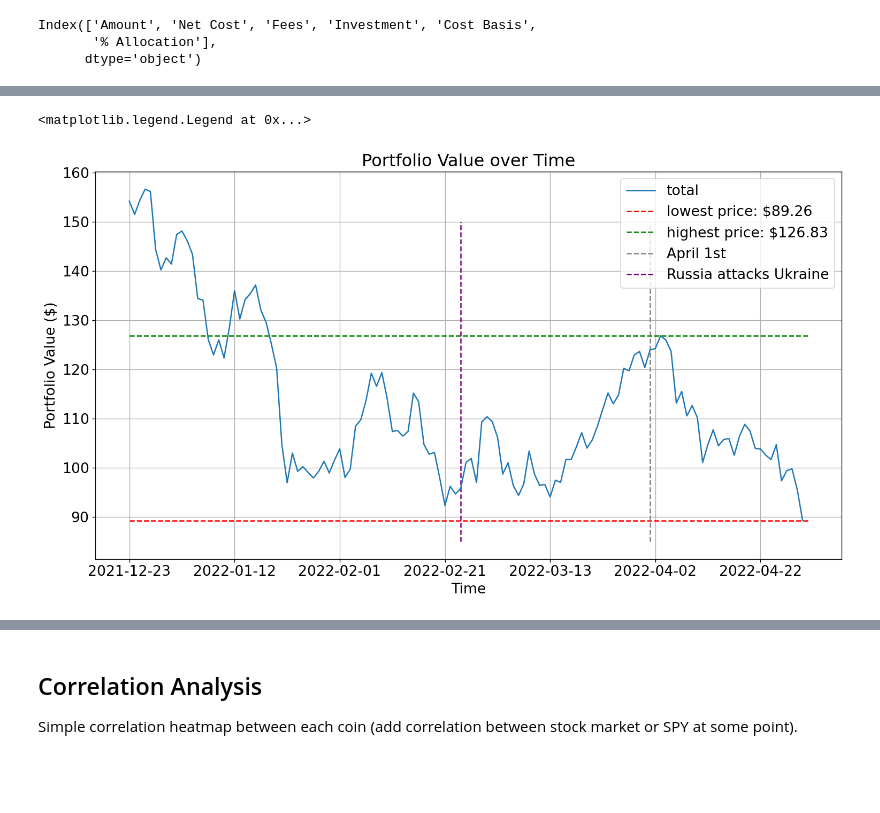
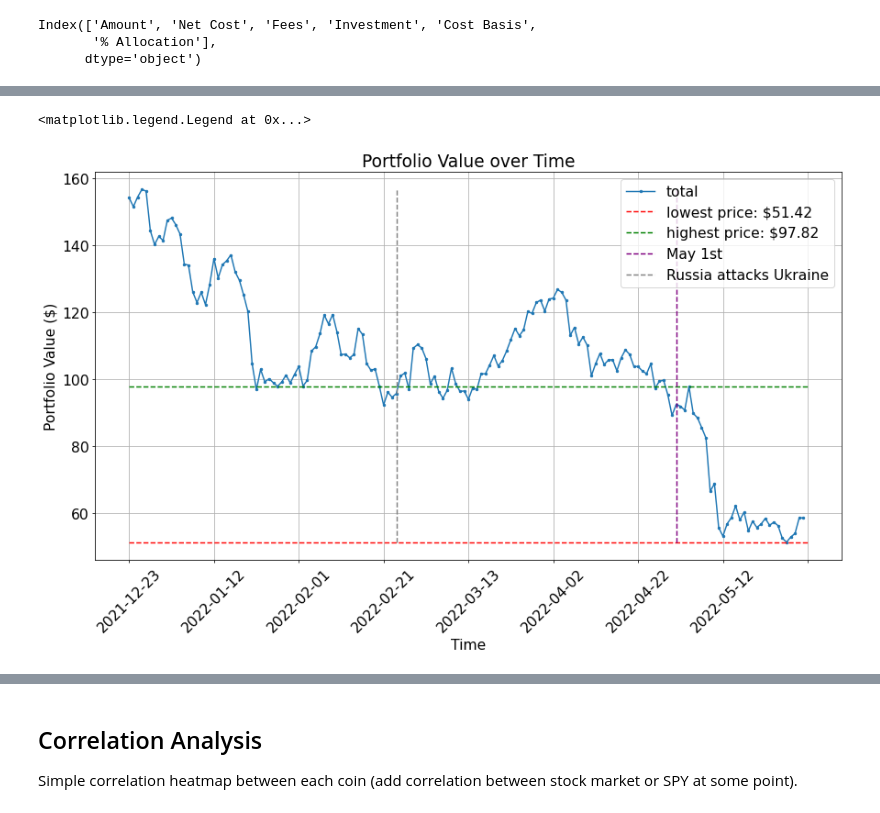
Before and after one commit to andresberejnoi/PublicNotebooks, a Jupyter notebook: 2022 Crypto Portfolio Tracking/2022 Weighted Crypto Portfolio Tracking.ipynb, the cells around one changed output, grey strips where cells are left out. Saved outputs shown, nothing was run; the diff lists cells and outputs as text; code cells hidden in the pictures; blank space fills up the shorter version.

Commit message:
updated for month of May. Also added stock market correlation

```diff
--- a/2022 Crypto Portfolio Tracking/2022 Weighted Crypto Portfolio Tracking.ipynb
+++ b/2022 Crypto Portfolio Tracking/2022 Weighted Crypto Portfolio Tracking.ipynb
@@ -13,7 +12,7 @@ import yfinance as yf
 # %%
 start_date       = '2021-12-23'
-month_begin_date = '2022-04-01'
-end_date         = '2022-04-30'
+month_begin_date = '2022-05-01'
+end_date         = '2022-05-31'
 # %% [markdown]
 ## Some Functions For Easy of Use
 # %%
@@ -249,42 +248,46 @@ value_df
 ax = value_df['total'].plot(figsize=(15,8),
                             ylabel='Portfolio Value ($)',
                             xlabel='Time',
-                            #marker='|',
-                            #markersize=10,
+                            rot=45,
+                            marker='.',
+                            markersize=5,
                             title="Portfolio Value over Time",
                             grid=True)
 
 #ax.grid('on', which='minor', axis='y' )
 #ax.grid('off', which='major', axis='y',)# linestyle='-', linewidth=0.25,)
 #ax.hlines(value_df['total'].min(), ax.get_xticks()[0], ax.get_xticks()[-1], linestyle='--', color='red')
 #ax.hlines(114, ax.get_xticks()[0], ax.get_xticks()[-1], linestyle='--', color='green')
 
 #------- Creating Horizontal and Vertical Lines For Important Dates
+highest_price = value_df[month_begin_date:end_date]['total'].max()
+lowest_price  = value_df[month_begin_date:end_date]['total'].min()
+
 xmin = 0
 xmax = len(value_df)
-ymin = 85
-ymax = 150
+ymin = value_df['total'].min()
+ymax = value_df['total'].max()
 
-highest_price = value_df[month_begin_date:end_date]['total'].max()
-lowest_price  = value_df[month_begin_date:end_date]['total'].min()
 ax.hlines(lowest_price, xmin=xmin, xmax=xmax, linestyle='--', color='red'   , label=f"lowest price: ${lowest_price:.2f}")
 ax.hlines(highest_price, xmin=xmin, xmax=xmax, linestyle='--', color='green', label=f"highest price: ${highest_price:.2f}")
 
 #ax.vlines('10', ax.get_yticks().min(), ax.get_yticks().max(), linestyle='--', color='white')
 #ax.vlines(40, ax.get_yticks().min(), ax.get_yticks().max(), linestyle='--', color='gray', label="February 1st")
 #ax.vlines(63, ax.get_yticks().min(), ax.get_yticks().max(), linestyle='--', color='purple', label="Russia attacks Ukraine")
 
-ax.vlines(99, ymin=ymin, ymax=ymax, linestyle='--', color='gray', label="April 1st")
-ax.vlines(63, ymin=ymin, ymax=ymax, linestyle='--', color='purple', label="Russia attacks Ukraine")
+ax.vlines(129, ymin=ymin, ymax=ymax, linestyle='--', color='purple', label="May 1st")
+ax.vlines(63, ymin=ymin, ymax=ymax, linestyle='--', color='gray', label="Russia attacks Ukraine")
 
+#-- x-axis formatting
+#ax.set_xticklabels(ax.get_xticks(), rotation = 45)
 
 #------- Makes Line lables show up
 ax.legend()
 
 #ax.plot(pad_inches=0)
 # %% [output]
 <matplotlib.legend.Legend at 0x...>
-[figure, old version]
+[figure, new version]
 # %%
 _price_change = value_df['total'].diff().cumsum()
 percent_change_df = (_price_change / value_df['total'].iloc[0])*100
```
Also changed, not shown: parts of 21 cells of this notebook.
